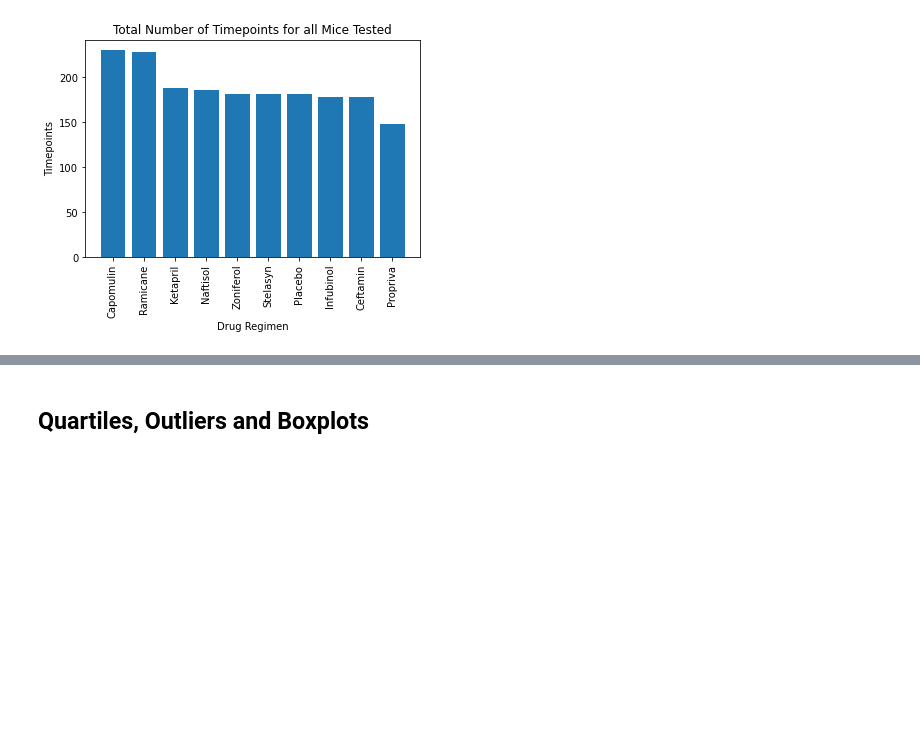
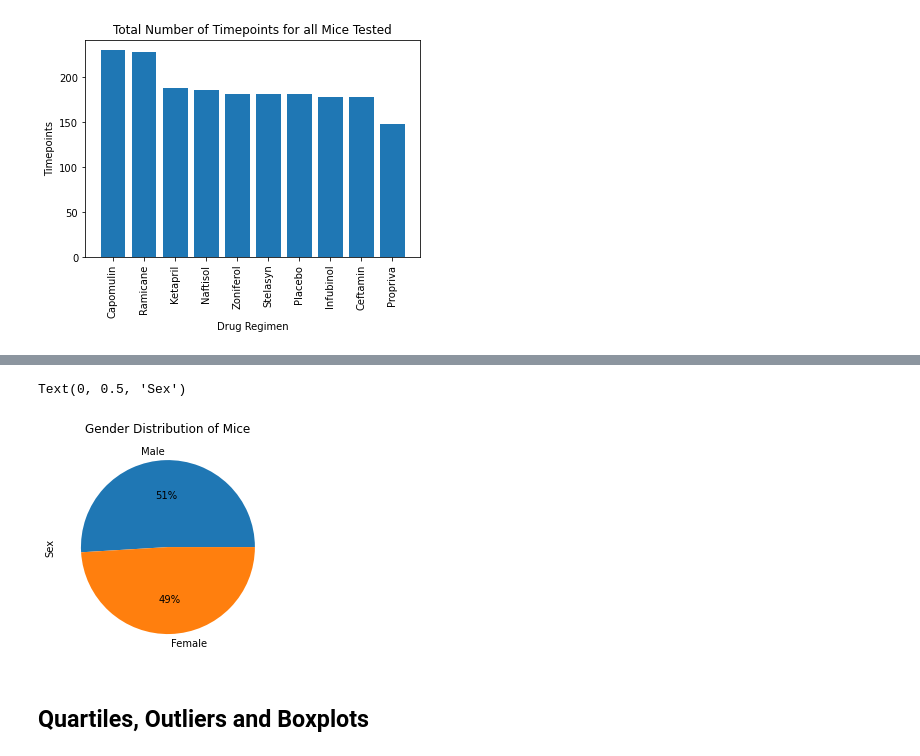
Before and after one commit to ysgorin/capomulin-analysis, a Jupyter notebook: capomulin_analysis.ipynb, the cells around one changed output, grey strips where cells are left out. Saved outputs shown, nothing was run; the diff lists cells and outputs as text; code cells hidden in the pictures; blank space fills up the shorter version.

```diff
--- a/capomulin_analysis.ipynb
+++ b/capomulin_analysis.ipynb
@@ -121,3 +125,14 @@ Text(0, 0.5, 'Timepoints')
+# %%
+# Generate a pie plot showing the distribution of female versus male mice using pyplot
+mice_gender = pd.DataFrame(cleaned_data.groupby("Sex").count()["Mouse ID"].sort_values(ascending=False))
+labels = mice_gender.index.tolist()
+pie_values = mice_gender["Mouse ID"].values.tolist()
+plt.pie(pie_values, labels=labels, autopct='%1.0f%%')
+plt.title("Gender Distribution of Mice")
+plt.ylabel("Sex")
+# %% [output]
+Text(0, 0.5, 'Sex')
+[figure, added]
 # %% [markdown]
 ## Quartiles, Outliers and Boxplots
 # %%
```
Also changed, not shown: parts of 2 cells of this notebook.
